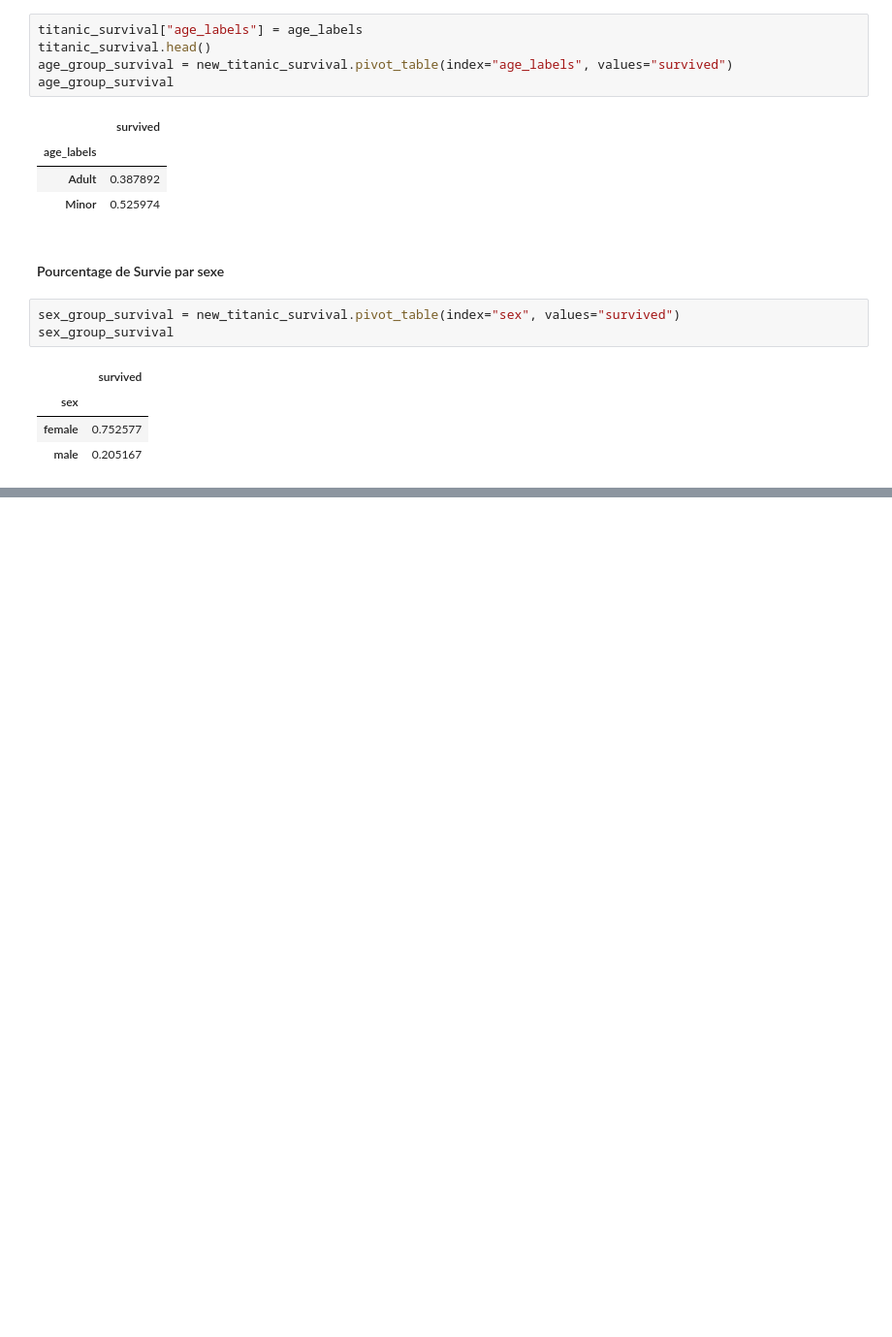
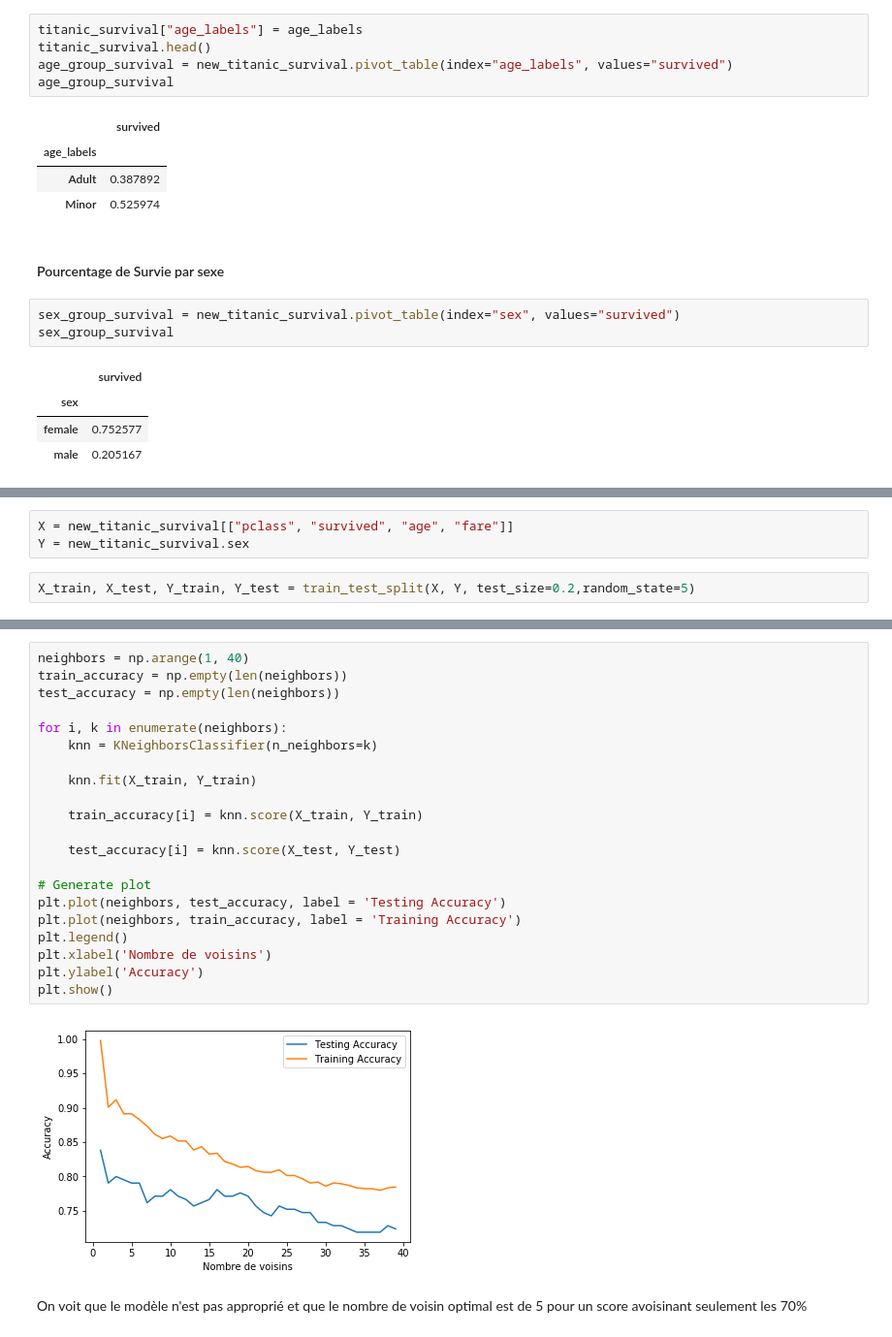
Before and after one commit to edooby/titanic_survival, a Jupyter notebook: Titanic Survival.ipynb, the cells around one changed output, grey strips where cells are left out. Shown at 97% size. Cells and saved outputs as stored; diff of their text form; blank space fills up the shorter version.

```diff
--- a/Titanic Survival.ipynb
+++ b/Titanic Survival.ipynb
@@ -121,0 +171,5 @@ sex_group_survival
+# %%
+X = new_titanic_survival[["pclass", "survived", "age", "fare"]]
+Y = new_titanic_survival.sex
+# %%
+X_train, X_test, Y_train, Y_test = train_test_split(X, Y, test_size=0.2,random_state=5)
@@ -121,0 +232,25 @@ sex_group_survival
+# %%
+neighbors = np.arange(1, 40)
+train_accuracy = np.empty(len(neighbors))
+test_accuracy = np.empty(len(neighbors))
+
+for i, k in enumerate(neighbors):
+    knn = KNeighborsClassifier(n_neighbors=k)
+
+    knn.fit(X_train, Y_train)
+
+    train_accuracy[i] = knn.score(X_train, Y_train)
+
+    test_accuracy[i] = knn.score(X_test, Y_test)
+
+# Generate plot
+plt.plot(neighbors, test_accuracy, label = 'Testing Accuracy')
+plt.plot(neighbors, train_accuracy, label = 'Training Accuracy')
+plt.legend()
+plt.xlabel('Nombre de voisins')
+plt.ylabel('Accuracy')
+plt.show()
+# %% [output]
+[figure, added]
+# %% [markdown]
+On voit que le modèle n'est pas approprié et que le nombre de voisin optimal est de 5 pour un score avoisinant seulement les 70%
```
Also changed, not shown: parts of 45 cells of this notebook.
